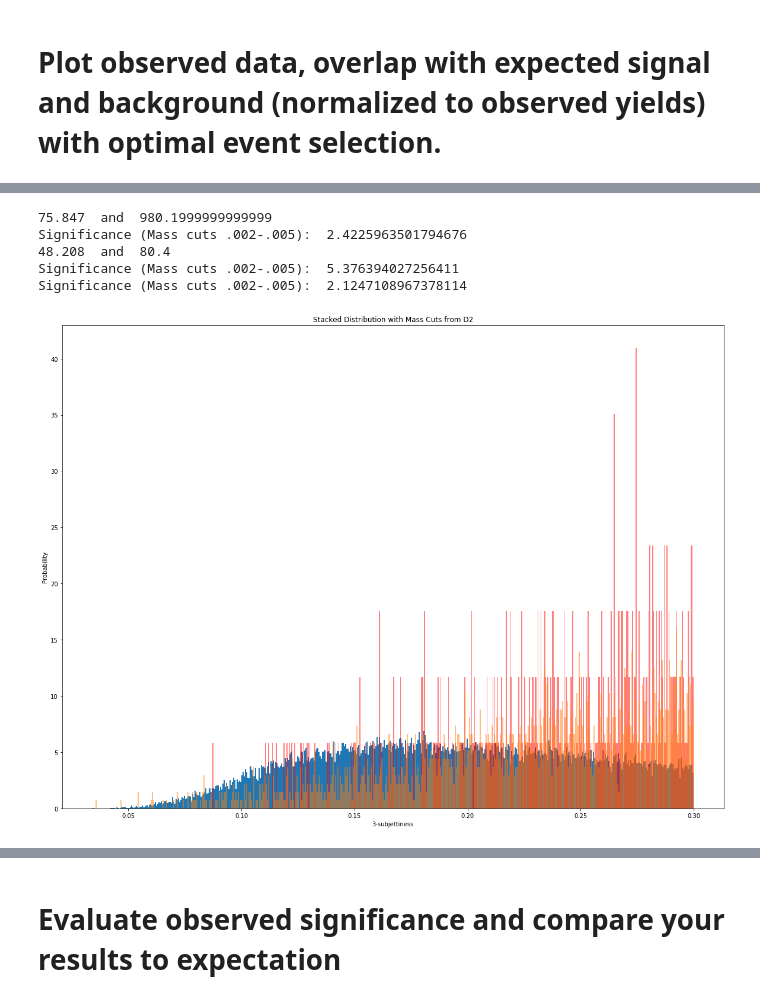
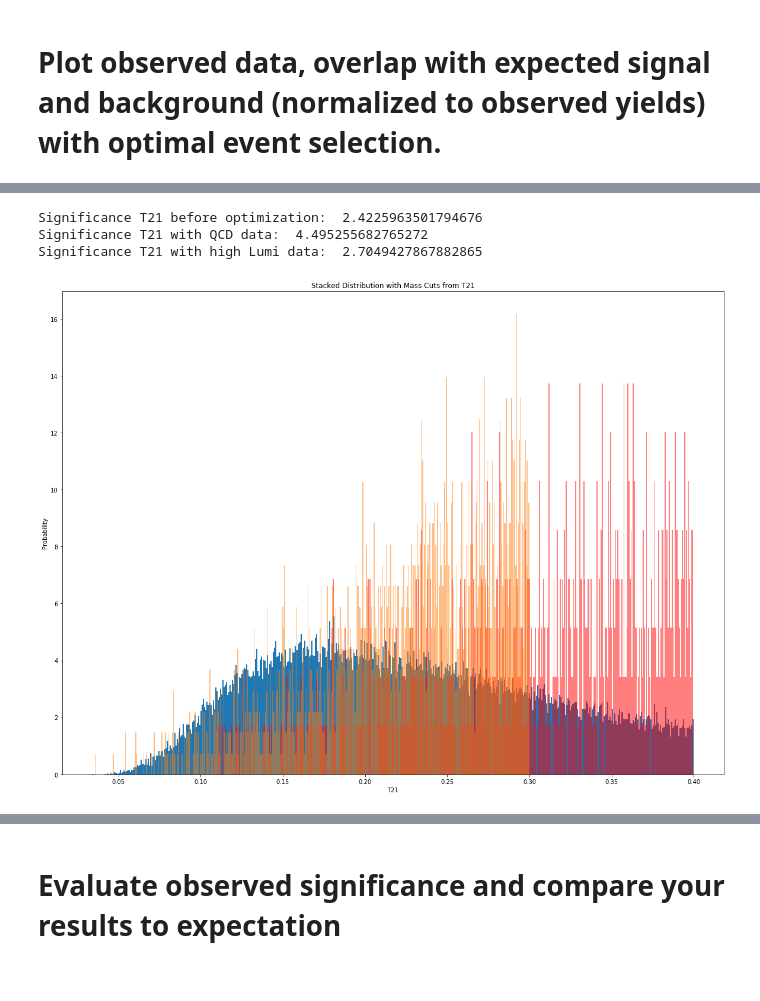
Before and after one commit to elocj/PHYS434, a Jupyter notebook: lab7/lab8.ipynb, the cells around one changed output, grey strips where cells are left out. Saved outputs shown, nothing was run; the diff lists cells and outputs as text; code cells hidden in the pictures.

```diff
--- a/lab7/lab8.ipynb
+++ b/lab7/lab8.ipynb
@@ -223,41 +199,39 @@ for i in arr1Ind:
     arr1MassD2.append(qcd['t21'][i])
 for i in sig1Ind:
     arr1MassSigD2.append(higgs['t21'][i])
 
 print('Significance T21 before optimization: ', (100 * (len(arr1MassSigD2) / origSig1)) / (20000 * (len(arr1MassD2) / origArr1))**.5)
 
 newArr1D2 = []
 newSig1D2 = []
 arr1Ind2 = []
 sig1Ind2 = []
 for i in range(len(arr1MassD2)):
-    if(arr1MassD2[i] < .3 and arr1MassD2[i] > 0):
+    if(arr1MassD2[i] < .4 and arr1MassD2[i] > 0):
         newArr1D2.append(arr1MassD2[i])
         arr1Ind2.append(i)
 for i in range(len(arr1MassSigD2)):
-    if(arr1MassSigD2[i] < .3 and arr1MassSigD2[i] > 0):
+    if(arr1MassSigD2[i] < .4 and arr1MassSigD2[i] > 0):
         newSig1D2.append(arr1MassSigD2[i])
         sig1Ind2.append(i)
 print('Significance T21 with QCD data: ', (100 * (len(newSig1D2) / origSig1)) / (20000 * (len(newArr1D2) / origArr1))**.5)
 plt.hist(newSig1D2, 500, density=True)
 plt.hist(newArr1D2, 500, density=True, color='red', alpha=.5)
 plt.title('Stacked Distribution with Mass Cuts from T21')
 plt.xlabel('T21')
 plt.ylabel('Probability')
 
 bottom = 0
 upper = .3
 observed = list(filter(lambda a: a >= bottom and a <= upper, highLumi['t21'][:]))
 print('Significance T21 with high Lumi data: ', (100 * (len(newSig1D2) / origSig1)) / (20000 * (len(observed) / origArr1))**.5)
 plt.hist(observed, 500, density=True, alpha=.5)
 plt.show()
 # %% [output]
-75.847  and  980.1999999999999
-Significance (Mass cuts .002-.005):  2.4225963501794676
-48.208  and  80.4
-Significance (Mass cuts .002-.005):  5.376394027256411
-Significance (Mass cuts .002-.005):  2.1247108967378114
+Significance T21 before optimization:  2.4225963501794676
+Significance T21 with QCD data:  4.495255682765272
+Significance T21 with high Lumi data:  2.7049427867882865
-[figure, old version]
+[figure, new version]
 # %%
 arr1MassD2 = []
 arr1MassSigD2 = []
```
Also changed, not shown: parts of 16 cells of this notebook, 1 other file.
